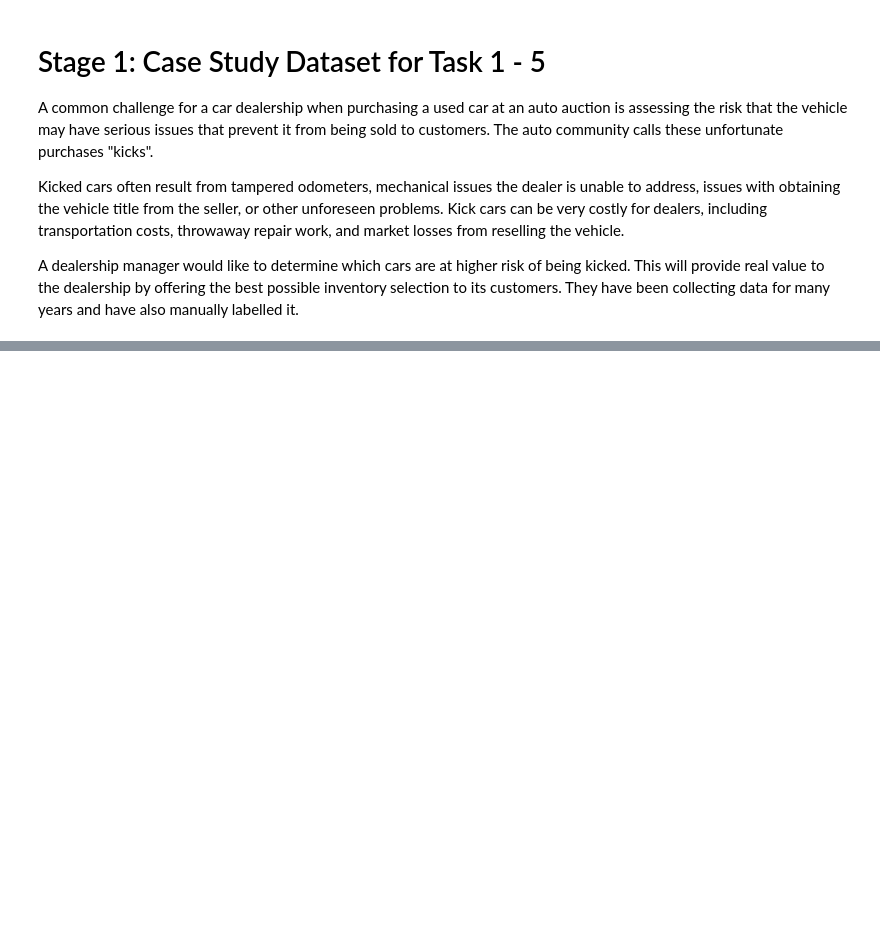
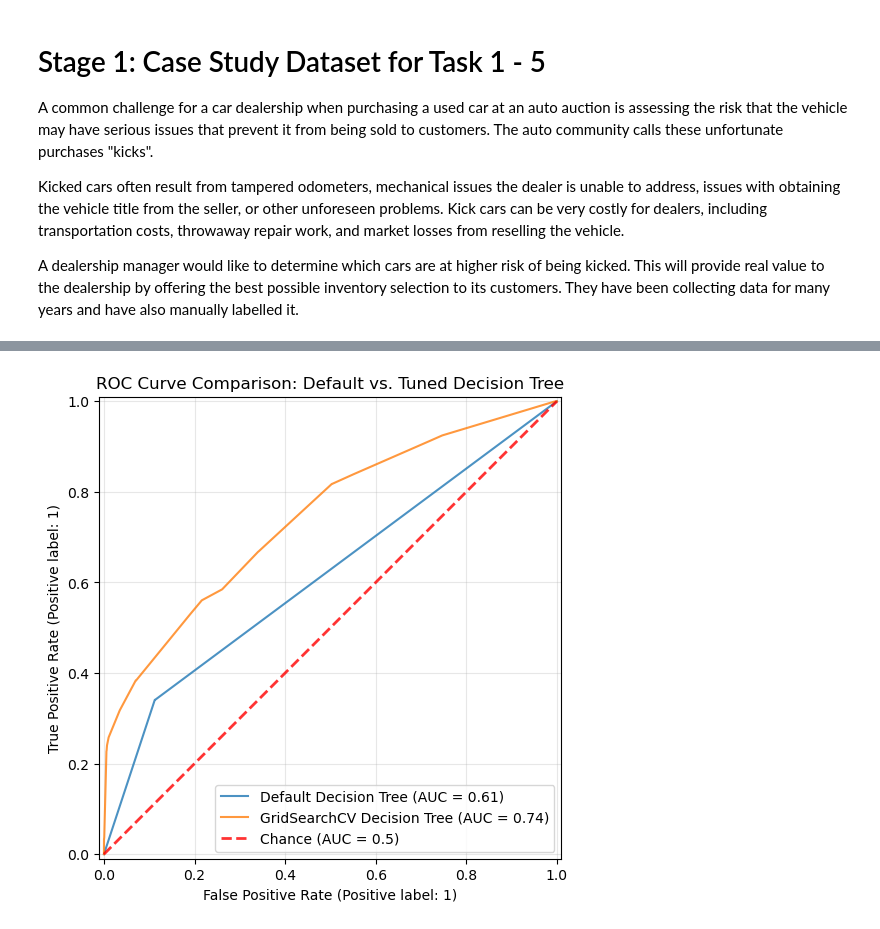
Before and after one commit to dmitrynovik/ml-a1a, a Jupyter notebook: 1a.ipynb, the cells around one changed output, grey strips where cells are left out. Cells and saved outputs as stored; diff of their text form; code cells hidden in the pictures; blank space fills up the shorter version.

Commit message:
Update 1a.ipynb
Added task 2 and 3

```diff
--- a/1a.ipynb
+++ b/1a.ipynb
@@ -122,0 +160,22 @@ IsBadBuy bool [False  True]
+# %%
+import matplotlib.pyplot as plt
+from sklearn.model_selection import train_test_split, GridSearchCV
+from sklearn.tree import DecisionTreeClassifier, plot_tree
+from sklearn.metrics import accuracy_score, classification_report, RocCurveDisplay
+import warnings
+warnings.filterwarnings('ignore')
+
+# 1. Prepare data for Scikit-Learn (Encoding categorical variables)
+# Decision Trees in sklearn require numerical inputs. We use one-hot encoding for strings.
+categorical_cols = df.select_dtypes(include=['object']).columns
+X = pd.get_dummies(df.drop('IsBadBuy', axis=1), columns=categorical_cols, drop_first=True)
+
+# Target variable
+y = df['IsBadBuy'].astype(int)
+
+# Task 2.1: Data split
+# Using an 80/20 split as it is standard practice, with a fixed random_state for reproducibility
+X_train, X_test, y_train, y_test = train_test_split(X, y, test_size=0.2, random_state=42, stratify=y)
+
+print(f"Training set shape: {X_train.shape}")
+print(f"Testing set shape: {X_test.shape}")
@@ -122,0 +386,19 @@ IsBadBuy bool [False  True]
+# %%
+# Task 2.3: Produce ROC curves for both models
+fig, ax = plt.subplots(figsize=(8, 6))
+
+# Plot ROC for Default Model
+RocCurveDisplay.from_estimator(dt_default, X_test, y_test, ax=ax, name="Default Decision Tree", alpha=0.8)
+
+# Plot ROC for GridSearchCV Model
+RocCurveDisplay.from_estimator(best_dt, X_test, y_test, ax=ax, name="GridSearchCV Decision Tree", alpha=0.8)
+
+# Plot chance line
+ax.plot([0, 1], [0, 1], linestyle='--', lw=2, color='r', label='Chance (AUC = 0.5)', alpha=.8)
+
+ax.set_title('ROC Curve Comparison: Default vs. Tuned Decision Tree')
+ax.legend()
+plt.grid(True, alpha=0.3)
+plt.show()
+# %% [output]
+[figure, added]
```
Also changed, not shown: parts of 19 cells of this notebook.
